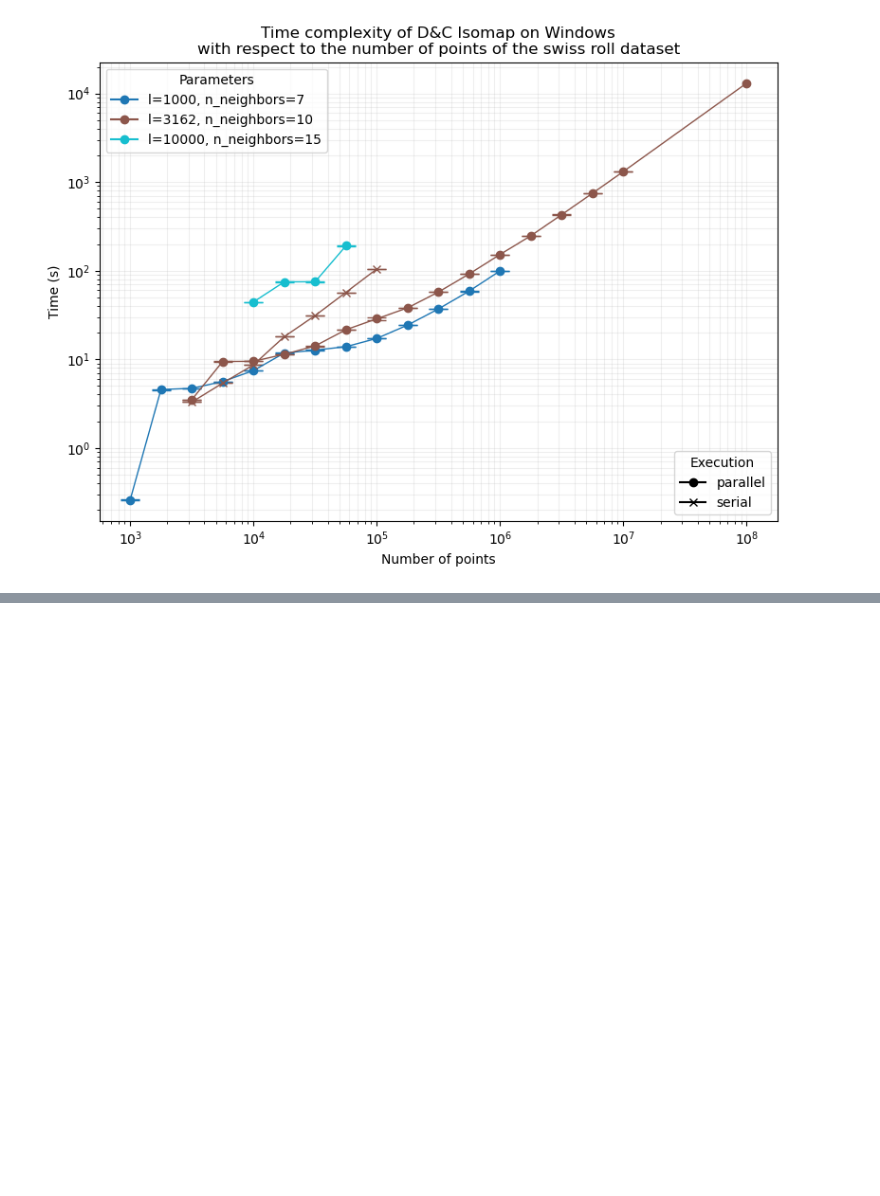
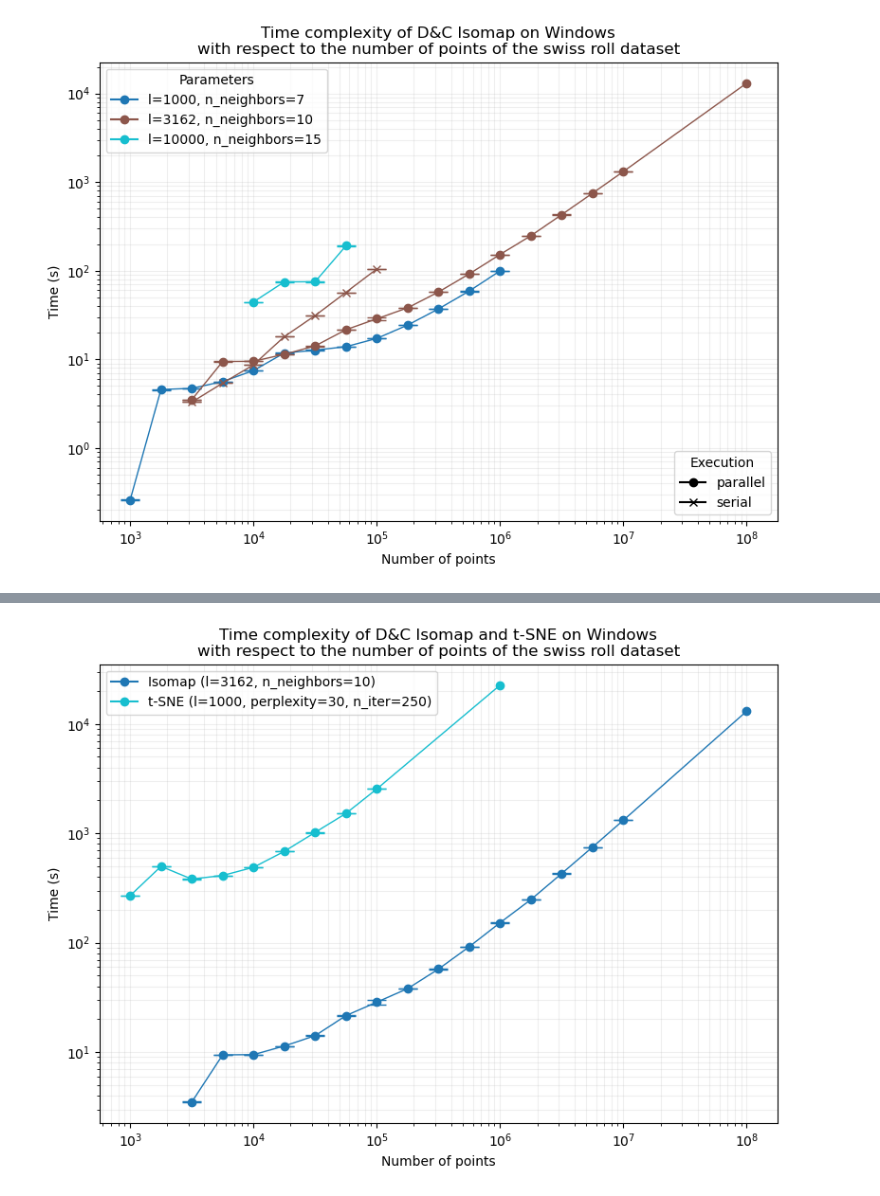
Before and after one commit to airdac/TFM_Adria, a Jupyter notebook: code/d_and_c/benchmark/plot_benchmark.ipynb, the cells around one changed output, grey strips where cells are left out. Cells and saved outputs as stored; diff of their text form; code cells hidden in the pictures; blank space fills up the shorter version.

```diff
--- a/code/d_and_c/benchmark/plot_benchmark.ipynb
+++ b/code/d_and_c/benchmark/plot_benchmark.ipynb
@@ -145,0 +194,65 @@ plt.show()
+# %%
+# Create plot
+plt.figure(figsize=(8, 6))
+
+# Get unique methods
+unique_methods = grouped_results[['method']].drop_duplicates()
+
+# Create a color mapping for each unique method
+cmap = {}
+tab10 = plt.get_cmap('tab10', len(unique_methods))
+for i, (_, row) in enumerate(unique_methods.iterrows()):
+    cmap[row['method']] = tab10(i)
+
+# Plot each method as a separate line
+for _, row in unique_methods.iterrows():
+    method = row['method']
+
+    # Get data subset
+    subset = grouped_results[grouped_results['method'] == method]
+
+    # Convert nanoseconds to seconds
+    plt.errorbar(
+        subset['n'],
+        subset['mean_time'],
+        yerr=subset['std_error'],
+        marker='o',
+        markersize=6,
+        linestyle='-',
+        linewidth=1,
+        color=cmap[method],
+        ecolor=cmap[method],
+        elinewidth=1,
+        capsize=7
+    )
+
+# Set log scales for both axes
+plt.xscale('log')
+plt.yscale('log')
+
+# Add plot details
+plt.xlabel('Number of points')
+plt.ylabel('Time (s)')
+plt.title('Time complexity of D&C Isomap and t-SNE on Windows\nwith respect to the number of points of the swiss roll dataset')
+plt.grid(True, which="both", ls="-", alpha=0.2)
+
+# Create custom legend handles for methods
+method_handles = []
+for _, row in unique_methods.iterrows():
+    method = row['method']
+    color = cmap[method]
+    if method == 'Isomap':
+        label = f'Isomap (l=3162, n_neighbors=10)'
+    else:
+        label = f't-SNE (l=1000, perplexity=30, n_iter=250)'
+    handle = mlines.Line2D([], [], color=color, marker='o', linestyle='-',
+                           markersize=6, label=label)
+    method_handles.append(handle)
+
+# Add legend
+plt.legend(handles=method_handles, loc='upper left')
+
+plt.tight_layout()
+plt.show()
+# %% [output]
+[figure, added]
```
Also changed, not shown: parts of 3 cells of this notebook, 6 other files.
